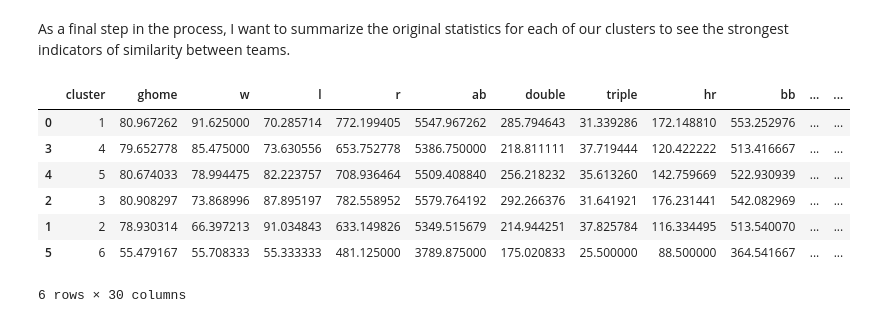
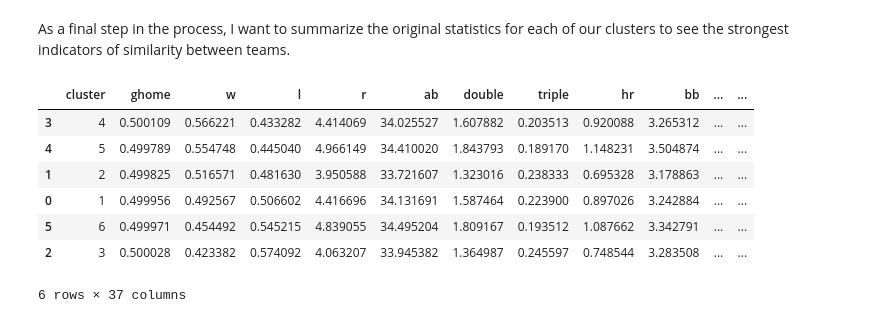
Before and after one commit to colson1111/Kaggle, a Jupyter notebook: Baseball/baseball_eda.ipynb, the cells around one changed output. Drawn from its saved outputs; the diff is of its cells as text; code cells hidden in the pictures.

```diff
--- a/Baseball/baseball_eda.ipynb
+++ b/Baseball/baseball_eda.ipynb
@@ -15,4 +19,5 @@ The data can be found in a sqlite database which I downloaded from the Kaggle da
 # %%
 conn = sqlite3.connect("/home/craig/Documents/ML_Projects/Kaggle/Baseball/database.db")
 teams = pd.read_sql_query("SELECT * FROM team", conn)
-teams = teams.loc[teams['year'] >= 1950]
+teams = teams.loc[teams['year'] >= 1950].loc[teams['g'] >= 150]
+teams.shape
@@ -73,4 +80,5 @@ teams_num['whip'] = (teams_num['bba'] + teams_num['ha']) / (teams_num['ipouts']
 teams_num['attendance'] = teams_num['attendance'] / 1000000 # units in millions
 
 # remove columns that we've made better columns for
-teams_num = removeColumns(teams_num, ['g', 'h'])
+teams_num = removeColumns(teams_num, ['h'])
+teams_num.columns
@@ -76,0 +91,6 @@ teams_num = removeColumns(teams_num, ['g', 'h'])
+# %%
+# .div method is giving me trouble, crashing kernel
+cols = ['ghome','gaway','w','l','r','ab','double','triple','hr','bb','so','sb','cs','hbp','sf','ra','er',\
+        'cg','sho','sv','ha','hra','bba','soa','e','dp','attendance','single']
+for column in cols:
+    teams_num[column] = teams_num[column] / teams_num['g']
@@ -77,3 +109,6 @@ teams_num = removeColumns(teams_num, ['g', 'h'])
+# %%
+# remove the games column
+teams_num = removeColumns(teams_num, ['g'])
 # %% [markdown]
 Next I want to check out any correlation among the variables using a correlation heatmap.  Since there are quite a few variables, it will be easier to see areas of concern than by look at correlation coefficients
 # %%
@@ -264,15 +311,15 @@ teams_num['cluster'] = x_cluster + 1
 # %%
 cols = teams_num.columns[0:-1]
 cols
 summary = teams_num.groupby('cluster', as_index=False)[cols].mean()
 summary = summary.sort_values('w',ascending=False)
-summary.ix[:, 0:30]
+summary.ix[:,:]
 # %% [output]
 |  | cluster | ghome | w | l | r | ab | double | triple | hr | bb | ... | ... |
-| 0 | 1 | 80.967262 | 91.625000 | 70.285714 | 772.199405 | 5547.967262 | 285.794643 | 31.339286 | 172.148810 | 553.252976 | ... | ... |
-| 3 | 4 | 79.652778 | 85.475000 | 73.630556 | 653.752778 | 5386.750000 | 218.811111 | 37.719444 | 120.422222 | 513.416667 | ... | ... |
-| 4 | 5 | 80.674033 | 78.994475 | 82.223757 | 708.936464 | 5509.408840 | 256.218232 | 35.613260 | 142.759669 | 522.930939 | ... | ... |
-| 2 | 3 | 80.908297 | 73.868996 | 87.895197 | 782.558952 | 5579.764192 | 292.266376 | 31.641921 | 176.231441 | 542.082969 | ... | ... |
-| 1 | 2 | 78.930314 | 66.397213 | 91.034843 | 633.149826 | 5349.515679 | 214.944251 | 37.825784 | 116.334495 | 513.540070 | ... | ... |
-| 5 | 6 | 55.479167 | 55.708333 | 55.333333 | 481.125000 | 3789.875000 | 175.020833 | 25.500000 | 88.500000 | 364.541667 | ... | ... |
+| 3 | 4 | 0.500109 | 0.566221 | 0.433282 | 4.414069 | 34.025527 | 1.607882 | 0.203513 | 0.920088 | 3.265312 | ... | ... |
+| 4 | 5 | 0.499789 | 0.554748 | 0.445040 | 4.966149 | 34.410020 | 1.843793 | 0.189170 | 1.148231 | 3.504874 | ... | ... |
+| 1 | 2 | 0.499825 | 0.516571 | 0.481630 | 3.950588 | 33.721607 | 1.323016 | 0.238333 | 0.695328 | 3.178863 | ... | ... |
+| 0 | 1 | 0.499956 | 0.492567 | 0.506602 | 4.416696 | 34.131691 | 1.587464 | 0.223900 | 0.897026 | 3.242884 | ... | ... |
+| 5 | 6 | 0.499971 | 0.454492 | 0.545215 | 4.839055 | 34.495204 | 1.809167 | 0.193512 | 1.087662 | 3.342791 | ... | ... |
+| 2 | 3 | 0.500028 | 0.423382 | 0.574092 | 4.063207 | 33.945382 | 1.364987 | 0.245597 | 0.748544 | 3.283508 | ... | ... |
-6 rows × 30 columns
+6 rows × 37 columns
```
Also changed, not shown: parts of 18 cells of this notebook.
